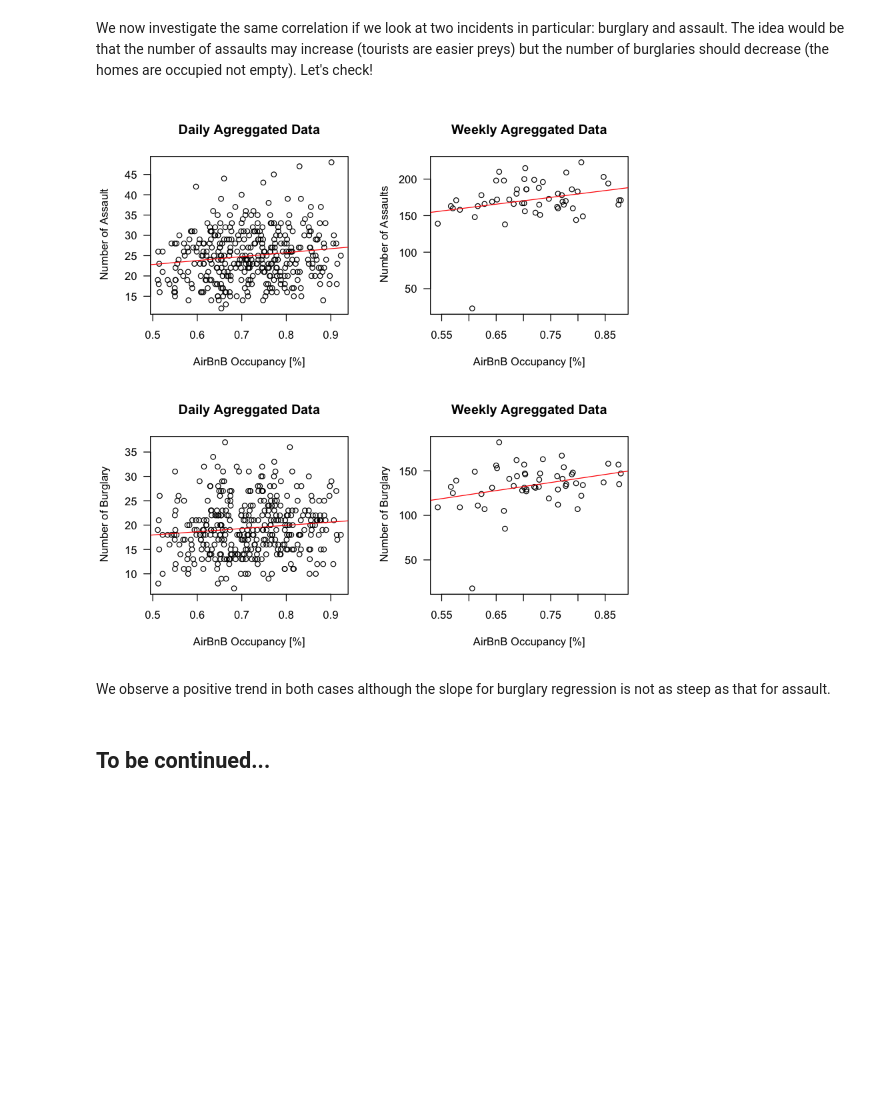
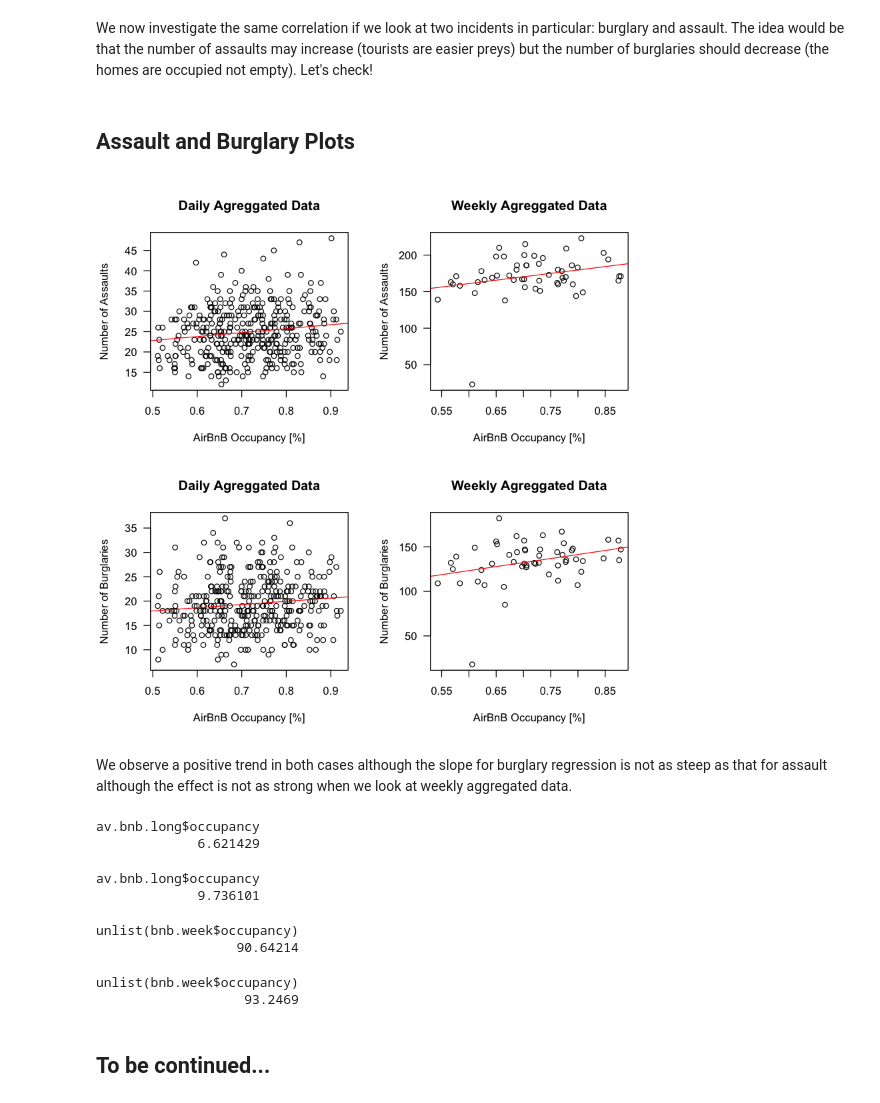
Before and after one commit to lbarras/Airbnb-Project, a Jupyter notebook: TDI_Project.ipynb, the cells around one changed output. Saved outputs shown, nothing was run; the diff lists cells and outputs as text; code cells hidden in the pictures; blank space fills up the shorter version.

```diff
--- a/TDI_Project.ipynb
+++ b/TDI_Project.ipynb
@@ -201,12 +201,14 @@ We observe a positive correlation (statistically significant)
 # %% [markdown]
 We now investigate the same correlation if we look at two incidents in particular: burglary and assault.
 The idea would be that the number of assaults may increase (tourists are easier preys) but the number of burglaries should decrease (the homes are occupied not empty). Let's check!
+# %% [markdown]
+## Assault and Burglary Plots
 # %%
 par(mfrow = c(2,2))
 mod.ass.day <- lm(pol.inc.long$freq.Assault ~ av.bnb.long$occupancy)
 plot(pol.inc.long$freq.Assault ~ av.bnb.long$occupancy,
      xlab = "AirBnB Occupancy [%]",
-     ylab = " Number of Assault",
+     ylab = "Number of Assaults",
      main = "Daily Agreggated Data",
      las=1)
 abline(a=coef(mod.ass.day)[1],
@@ -215,38 +217,54 @@ abline(a=coef(mod.ass.day)[1],
 
 mod.ass.w <- lm(pol.ass.week ~ unlist(bnb.week$occupancy))
 plot(pol.ass.week ~ unlist(bnb.week$occupancy),
      xlab = "AirBnB Occupancy [%]",
-     ylab = " Number of Assaults",
+     ylab = "Number of Assaults",
      # ylim = c(2000,3500),
      main = "Weekly Agreggated Data",
      las=1)
 abline(a=coef(mod.ass.w)[1],
        b=coef(mod.ass.w)[2],
        col=2)
 
 mod.burg.day <- lm(pol.inc.long$freq.Burglary ~ av.bnb.long$occupancy)
 plot(pol.inc.long$freq.Burglary ~ av.bnb.long$occupancy,
      xlab = "AirBnB Occupancy [%]",
-     ylab = " Number of Burglary",
+     ylab = "Number of Burglaries",
      main = "Daily Agreggated Data",
      las=1)
 abline(a=coef(mod.burg.day)[1],
        b=coef(mod.burg.day)[2],
        col=2)
 
 mod.bur.w <- lm(pol.bur.week ~ unlist(bnb.week$occupancy))
 plot(pol.bur.week ~ unlist(bnb.week$occupancy),
      xlab = "AirBnB Occupancy [%]",
-     ylab = " Number of Burglary",
+     ylab = "Number of Burglaries",
      # ylim = c(2000,3500),
      main = "Weekly Agreggated Data",
      las=1)
 abline(a=coef(mod.bur.w)[1],
        b=coef(mod.bur.w)[2],
        col=2)
 # %% [output]
-[figure, old version]
+[figure, new version]
 # %% [markdown]
-We observe a positive trend in both cases although the slope for burglary regression is not as steep as that for assault.
+We observe a positive trend in both cases although the slope for burglary regression is not as steep as that for assault although the effect is not as strong when we look at weekly aggregated data.
+# %%
+coef(mod.burg.day)[2]
+coef(mod.ass.day)[2]
+# %% [output]
+av.bnb.long$occupancy
+             6.621429
+av.bnb.long$occupancy
+             9.736101
+# %%
+coef(mod.bur.w)[2]
+coef(mod.ass.w)[2]
+# %% [output]
+unlist(bnb.week$occupancy)
+                  90.64214
+unlist(bnb.week$occupancy)
+                   93.2469
 # %% [markdown]
 ## To be continued...
```
Also changed, not shown: parts of 1 cell of this notebook, 1 other file.
